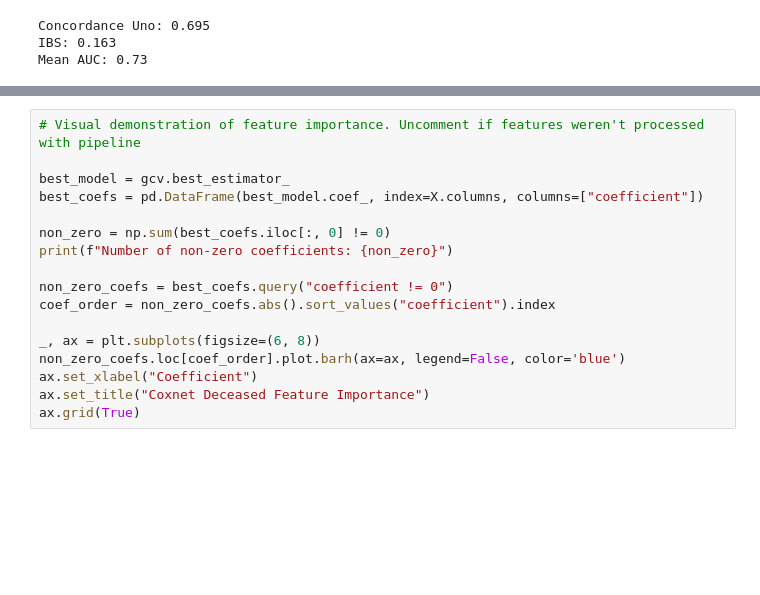
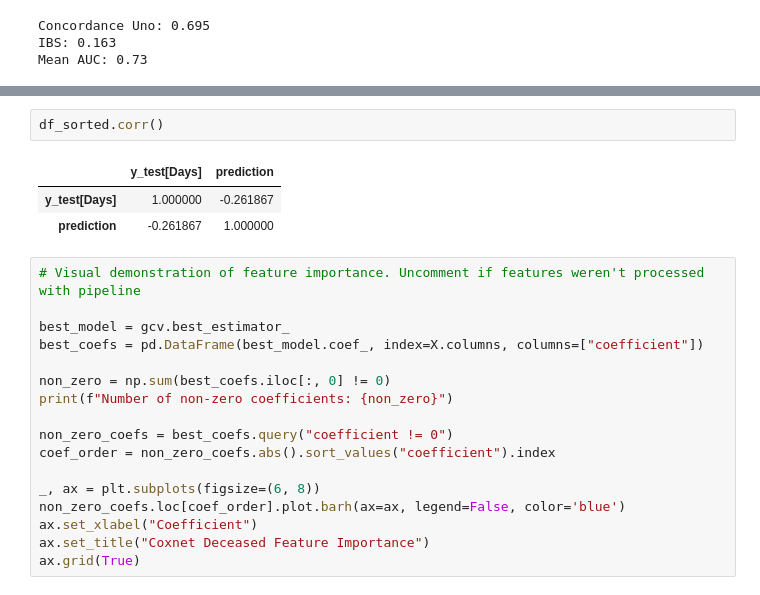
Before and after one commit to krllstdn/BachelorProject, a Jupyter notebook: Code/coxnet_deceased.ipynb, the cells around one changed output, grey strips where cells are left out. Saved outputs shown, nothing was run; the diff lists cells and outputs as text; blank space fills up the shorter version.

```diff
--- a/Code/coxnet_deceased.ipynb
+++ b/Code/coxnet_deceased.ipynb
@@ -172,3 +213,9 @@ Mean AUC: 0.73
+# %%
+df_sorted.corr()
+# %% [output]
+|  | y_test[Days] | prediction |
+| y_test[Days] | 1.000000 | -0.261867 |
+| prediction | -0.261867 | 1.000000 |
 # %%
 # Visual demonstration of feature importance. Uncomment if features weren't processed with pipeline
 
```
Also changed, not shown: parts of 3 cells of this notebook, 4 other files.
